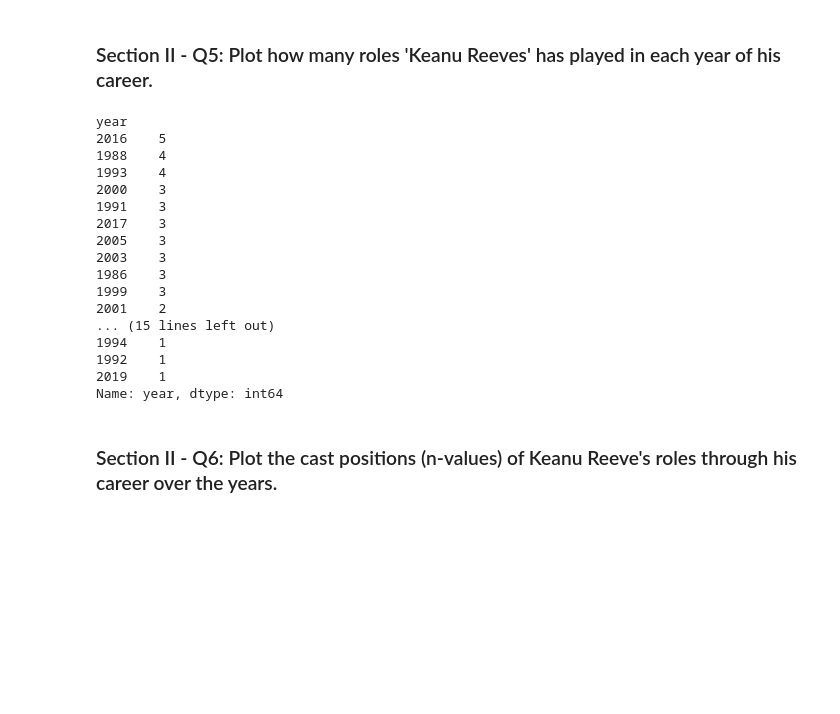
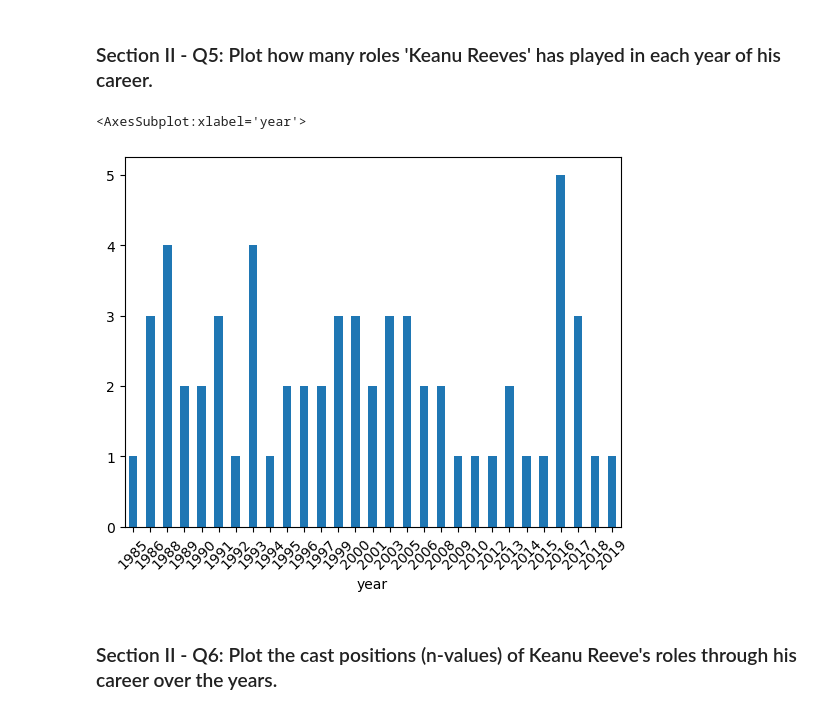
Before and after one commit to aw109/mec-mini-projects, a Jupyter notebook: mec-5.3.10-data-wranging-with-pandas-mini-project/Mini_Project_Data_Wrangling_Pandas.ipynb, the cells around one changed output. Cells and saved outputs as stored; diff of their text form; code cells hidden in the pictures; blank space fills up the shorter version.

```diff
--- a/mec-5.3.10-data-wranging-with-pandas-mini-project/Mini_Project_Data_Wrangling_Pandas.ipynb
+++ b/mec-5.3.10-data-wranging-with-pandas-mini-project/Mini_Project_Data_Wrangling_Pandas.ipynb
@@ -501,24 +501,9 @@ Name: character, dtype: int64
 ### Section II - Q5: Plot how many roles 'Keanu Reeves' has played in each year of his career.
 # %%
 keanu = cast[ cast['name'] == 'Keanu Reeves' ]
-keanu.groupby('year')['year'].count().sort_values(ascending=False)
+keanu.groupby('year')['year'].count().plot(kind='bar', rot = 45)
 # %% [output]
-year
-2016    5
-1988    4
-1993    4
-2000    3
-1991    3
-2017    3
-2005    3
-2003    3
-1986    3
-1999    3
-2001    2
-... (15 lines left out)
-1994    1
-1992    1
-2019    1
-Name: year, dtype: int64
+<AxesSubplot:xlabel='year'>
+[figure, added]
 # %% [markdown]
 ### Section II - Q6: Plot the cast positions (n-values) of Keanu Reeve's roles through his career over the years.
```
Also changed, not shown: parts of 6 cells of this notebook.
